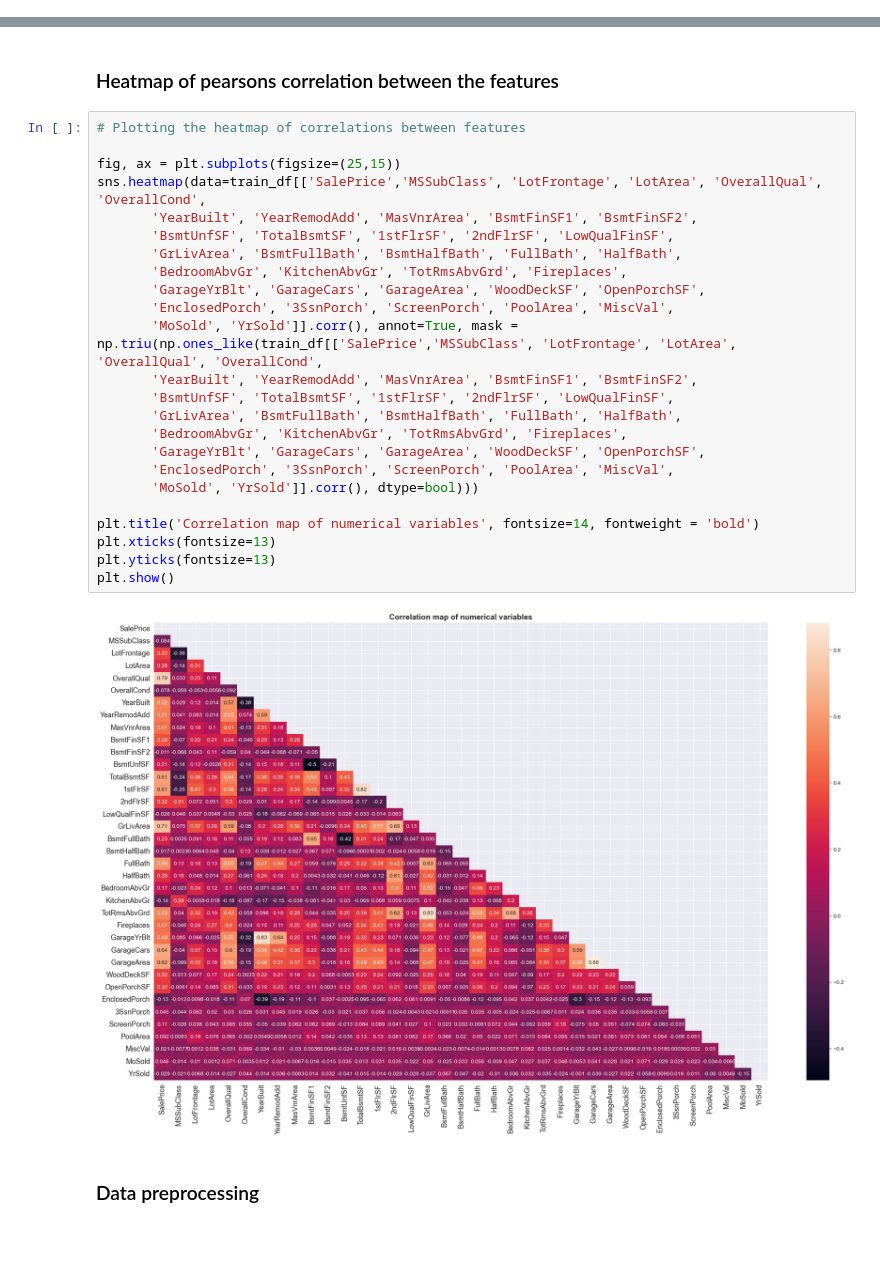
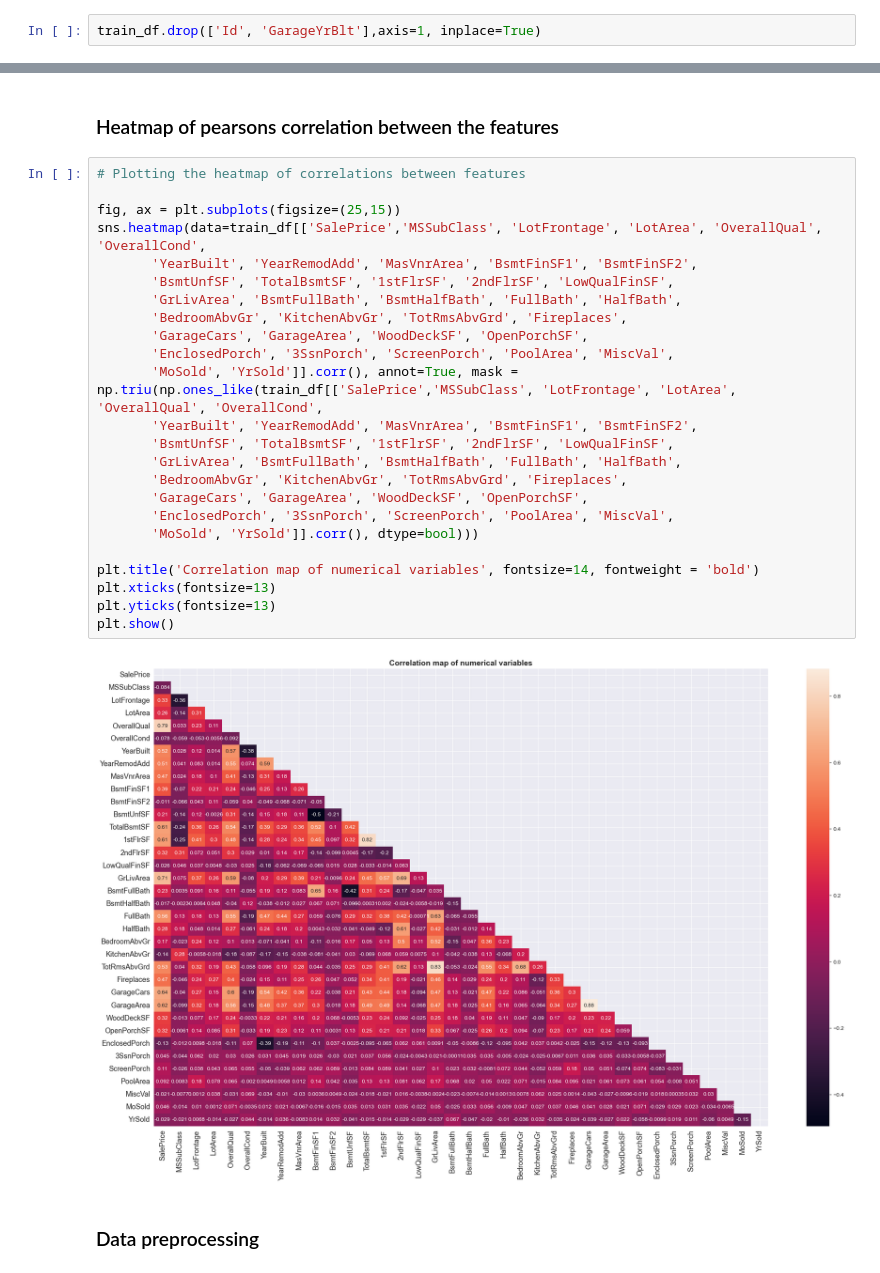
Before and after one commit to endritmustafa96/House-Prices-Prediction, a Jupyter notebook: model/House_Prices_Prediction_Notebook.ipynb, the cells around one changed output, grey strips where cells are left out. Drawn from its saved outputs; the diff is of its cells as text; blank space fills up the shorter version.

```diff
--- a/model/House_Prices_Prediction_Notebook.ipynb
+++ b/model/House_Prices_Prediction_Notebook.ipynb
@@ -239,6 +246,8 @@ for i in train_fill_with_zero:
 # Filling null values of targeted columns with mode values
 for i in train_fill_with_mode:
     fill_mode(train_df, i)
+# %%
+train_df.drop(['Id', 'GarageYrBlt'],axis=1, inplace=True)
 # %% [markdown]
 ### Filling null values of Test df
 # %%
@@ -356,28 +367,28 @@ From the above plots, it can be observet that there are some categorical feature
 # %%
 # Plotting the heatmap of correlations between features
 
 fig, ax = plt.subplots(figsize=(25,15))
 sns.heatmap(data=train_df[['SalePrice','MSSubClass', 'LotFrontage', 'LotArea', 'OverallQual', 'OverallCond',
        'YearBuilt', 'YearRemodAdd', 'MasVnrArea', 'BsmtFinSF1', 'BsmtFinSF2',
        'BsmtUnfSF', 'TotalBsmtSF', '1stFlrSF', '2ndFlrSF', 'LowQualFinSF',
        'GrLivArea', 'BsmtFullBath', 'BsmtHalfBath', 'FullBath', 'HalfBath',
        'BedroomAbvGr', 'KitchenAbvGr', 'TotRmsAbvGrd', 'Fireplaces',
-       'GarageYrBlt', 'GarageCars', 'GarageArea', 'WoodDeckSF', 'OpenPorchSF',
+       'GarageCars', 'GarageArea', 'WoodDeckSF', 'OpenPorchSF',
        'EnclosedPorch', '3SsnPorch', 'ScreenPorch', 'PoolArea', 'MiscVal',
        'MoSold', 'YrSold']].corr(), annot=True, mask = np.triu(np.ones_like(train_df[['SalePrice','MSSubClass', 'LotFrontage', 'LotArea', 'OverallQual', 'OverallCond',
        'YearBuilt', 'YearRemodAdd', 'MasVnrArea', 'BsmtFinSF1', 'BsmtFinSF2',
        'BsmtUnfSF', 'TotalBsmtSF', '1stFlrSF', '2ndFlrSF', 'LowQualFinSF',
        'GrLivArea', 'BsmtFullBath', 'BsmtHalfBath', 'FullBath', 'HalfBath',
        'BedroomAbvGr', 'KitchenAbvGr', 'TotRmsAbvGrd', 'Fireplaces',
-       'GarageYrBlt', 'GarageCars', 'GarageArea', 'WoodDeckSF', 'OpenPorchSF',
+       'GarageCars', 'GarageArea', 'WoodDeckSF', 'OpenPorchSF',
        'EnclosedPorch', '3SsnPorch', 'ScreenPorch', 'PoolArea', 'MiscVal',
        'MoSold', 'YrSold']].corr(), dtype=bool)))
 
 plt.title('Correlation map of numerical variables', fontsize=14, fontweight = 'bold')
 plt.xticks(fontsize=13)
 plt.yticks(fontsize=13)
 plt.show()
 # %% [output]
-[figure, old version]
+[figure, new version]
 # %% [markdown]
 ### Data preprocessing
```
Also changed, not shown: parts of 32 cells of this notebook.
